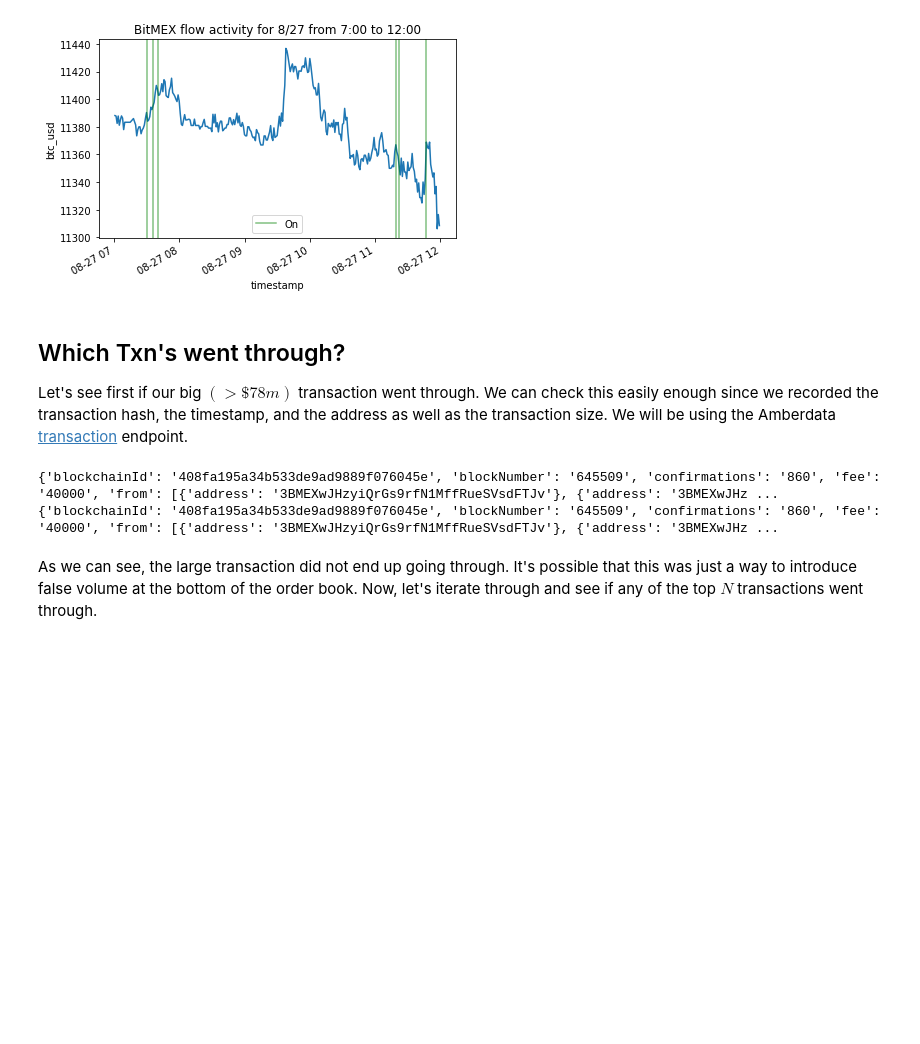
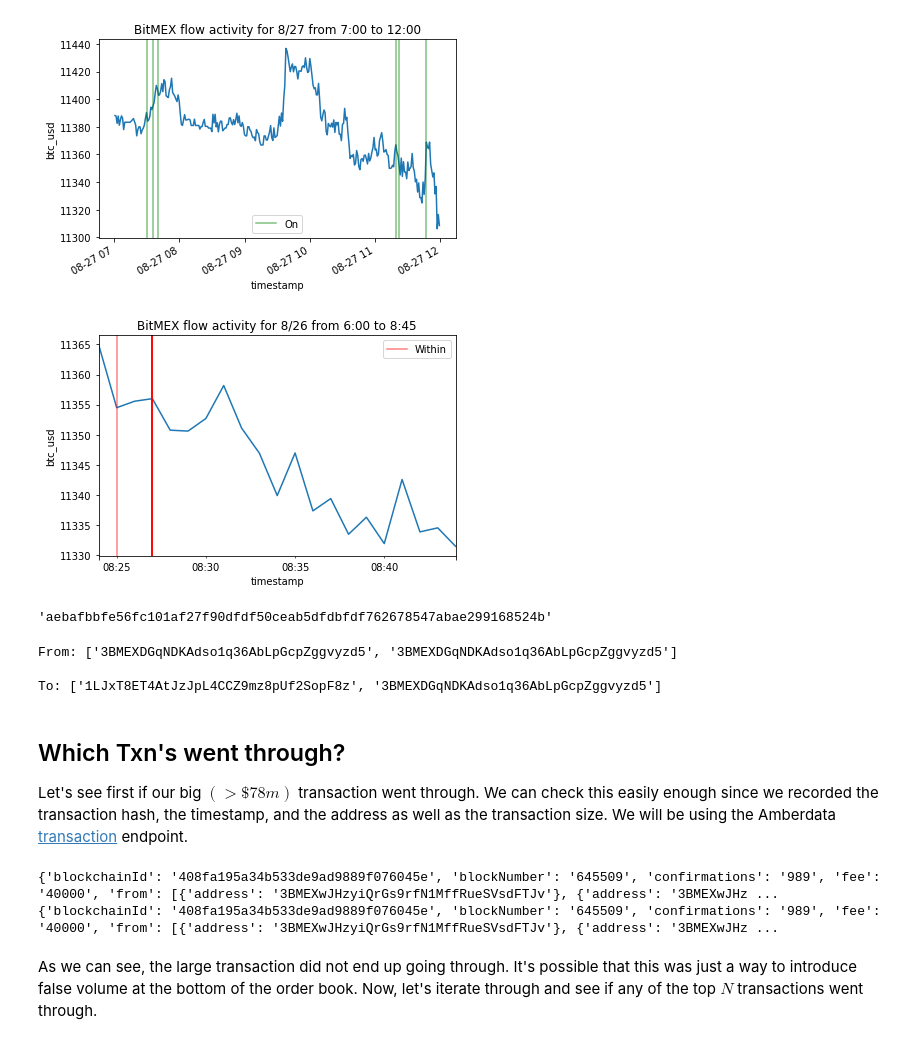
Before and after one commit to amberdata/evan-blog-posts, a Jupyter notebook: txn-mempool/notebooks/1.0-ea-analysis.ipynb, the cells around one changed output. Drawn from its saved outputs; the diff is of its cells as text; code cells hidden in the pictures; blank space fills up the shorter version.

```diff
--- a/txn-mempool/notebooks/1.0-ea-analysis.ipynb
+++ b/txn-mempool/notebooks/1.0-ea-analysis.ipynb
@@ -259,7 +240,7 @@ df_exch
 ohlcv.close.plot()
 
 # add a red line when a large pending transaction occured
-lines = [0]*3
+lines = [0]*2
 for i in range(len(df_exch)):
     txn = df_exch.iloc[i]
     # set the color according to the status
@@ -269,13 +250,10 @@ for i in range(len(df_exch)):
     elif txn.status == 'on':
         l = plt.axvline(txn[0], color='g', alpha=0.5)
         lines[1] = l
-    elif txn.status == 'off':
-        l = plt.axvline(txn[0], color='b', alpha=0.5)
-        lines[2] = l
 
 plt.title("Large BitMEX Pending Transactions")
 plt.ylabel("btc_usd")
-plt.legend(lines, ("Within", "On", "Off"))
+plt.legend(lines, ("Within", "On"))
 plt.tight_layout()
 plt.savefig("../plots/large_bitmex_flows.png")
 plt.show()
@@ -347,5 +304,48 @@ plt.savefig("../plots/flow_zoom_in2.png")
 # %% [output]
 [figure]
+# %%
+# the start and end timestamps
+start, end = datetime(2020, 8, 26, 6, 0, 0, tzinfo=pytz.UTC), datetime(2020, 8, 26, 8, 45, 0, tzinfo=pytz.UTC)
+
+# plotting the price
+ohlcv[(ohlcv.index > start) & (ohlcv.index < end)].close.plot()
+
+# adding a line for bitmex flows
+lines = [0]
+for i in range(len(df_exch)):
+    txn = df_exch.iloc[i]
+    # grabbing the timestamp in minutes
+    ts = txn[0]
+    # plotting the vertical line
+    if ts > start and ts < end:
+        l = plt.axvline(txn[0], color='r', alpha=0.5)
+        lines[0] = l
+
+# add an appropriate title
+plt.title(f"BitMEX flow activity for {start.month}/{start.day} from {start.hour}:{start.minute}0 to {end.hour}:{end.minute}")
+# label the y axis
+plt.ylabel("btc_usd")
+plt.legend(lines, ["Within"])
+plt.tight_layout()
+# save the figure
+plt.savefig("../plots/flow_zoom_in_2.png")
+# %% [output]
+[figure, added]
+# %%
+df_exch[df_exch.hash.isin(df_largest.iloc[[1, 8], 1])].iloc[1, 1]
+# %% [output]
+'aebafbbfe56fc101af27f90dfdf50ceab5dfdbfdf762678547abae299168524b'
+# %%
+# the from and to fields of the two transactions
+for i, f in enumerate(df_exch[df_exch.hash.isin(df_largest.iloc[[1, 8], 1])].iloc[0, [2, 3]].values):
+    if i == 0:
+        print(f"From: {f}\n")
+    else:
+        print("To:", f)
+# %% [output]
+From: ['3BMEXDGqNDKAdso1q36AbLpGcpZggvyzd5', '3BMEXDGqNDKAdso1q36AbLpGcpZggvyzd5']
+
+To: ['1LJxT8ET4AtJzJpL4CCZ9mz8pUf2SopF8z', '3BMEXDGqNDKAdso1q36AbLpGcpZggvyzd5']
 # %% [markdown]
 ## Which Txn's went through?
 Let's see first if our big $(>\$78 m)$ transaction went through. We can check this easily enough since we recorded the transaction hash, the timestamp, and the address as well as the transaction size. We will be using the Amberdata [transaction](https://docs.amberdata.io/reference#get-address-transactions) endpoint.
@@ -361,7 +361,7 @@ i = 0
 # the sender's address
 sender = parse_addresses(i)
 # the transaction hash
-txn_hash = df_exch.iloc[i, 1]
+txn_hash = df_exch.sort_values('value', ascending=False).iloc[i, 1]
 
 url = f"https://web3api.io/api/v2/addresses/{sender}/transactions"
 
@@ -399,8 +399,8 @@ if sent_txn:
 else:
     print("Transaction not completed.")
 # %% [output]
-{'blockchainId': '408fa195a34b533de9ad9889f076045e', 'blockNumber': '645509', 'confirmations': '860', 'fee': '40000', 'from': [{'address': '3BMEXwJHzyiQrGs9rfN1MffRueSVsdFTJv'}, {'address': '3BMEXwJHz ...
-{'blockchainId': '408fa195a34b533de9ad9889f076045e', 'blockNumber': '645509', 'confirmations': '860', 'fee': '40000', 'from': [{'address': '3BMEXwJHzyiQrGs9rfN1MffRueSVsdFTJv'}, {'address': '3BMEXwJHz ...
+{'blockchainId': '408fa195a34b533de9ad9889f076045e', 'blockNumber': '645509', 'confirmations': '989', 'fee': '40000', 'from': [{'address': '3BMEXwJHzyiQrGs9rfN1MffRueSVsdFTJv'}, {'address': '3BMEXwJHz ...
+{'blockchainId': '408fa195a34b533de9ad9889f076045e', 'blockNumber': '645509', 'confirmations': '989', 'fee': '40000', 'from': [{'address': '3BMEXwJHzyiQrGs9rfN1MffRueSVsdFTJv'}, {'address': '3BMEXwJHz ...
 # %% [markdown]
 As we can see, the large transaction did not end up going through. It's possible that this was just a way to introduce false volume at the bottom of the order book. Now, let's iterate through and see if any of the top $N$ transactions went through.
 # %%
```
Also changed, not shown: parts of 8 cells of this notebook, 6 other files.
